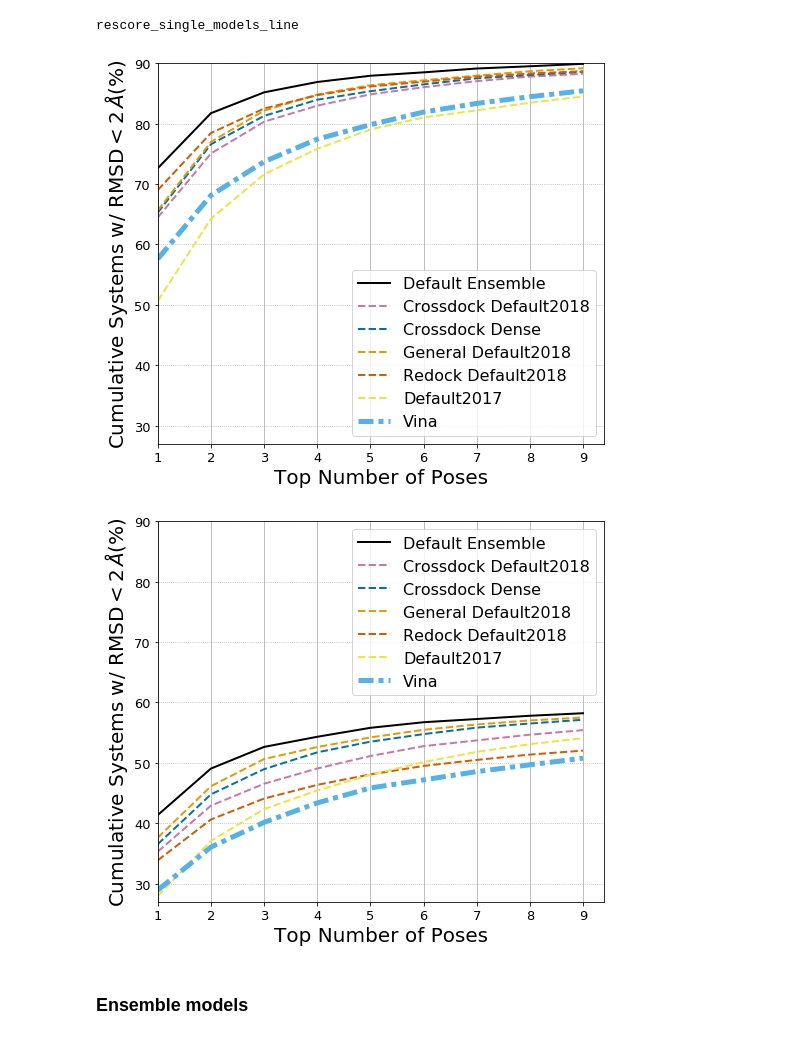
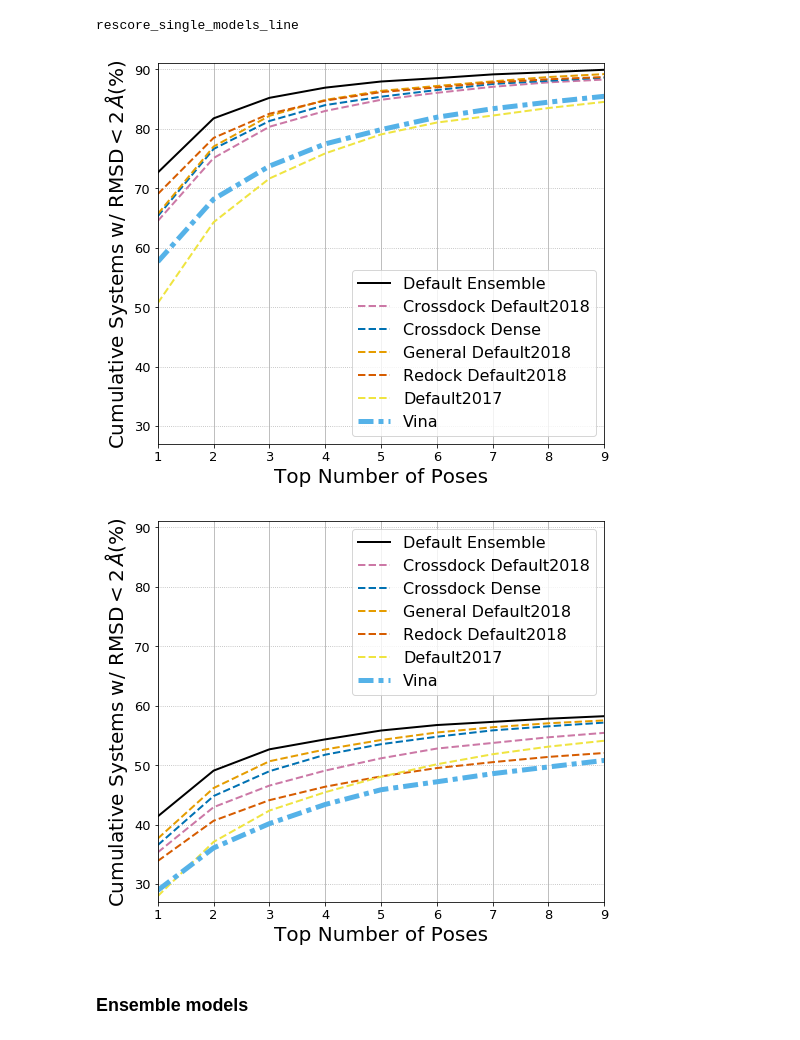
Before and after one commit to dkoes/GNINA-1.0, a Jupyter notebook: MakeFinalGraphs.ipynb, the cells around one changed output. Drawn from its saved outputs; the diff is of its cells as text; code cells hidden in the pictures.

```diff
--- a/MakeFinalGraphs.ipynb
+++ b/MakeFinalGraphs.ipynb
@@ -86,7 +86,7 @@ def get_linewidth(column_name):
 # %%
 xlab='Top Number of Poses'
 ylab =r'Cumulative Systems w/ RMSD$<2\,\AA$(%)'
-xlim=1
+xlim=(1,9)
 fontsize=20
 # %% [markdown]
 ### Compare Rescore to Refine
@@ -108,10 +108,10 @@ for big_df,data_type in [(plot_df_rd,'redocking'),(plot_df_cd,'crossdocking')]:
         lw = get_linewidth(col)
         c = color_dict[col.replace(' Ensemble','').replace(' Rescore','').replace(' Refine','')]
         p = plt.plot(rang, big_df[col], label=col,c=c,linestyle=ls,linewidth=lw)
-    ax.set_xlim(left=xlim)
+    ax.set_xlim(left=xlim[0],right=xlim[1])
     ax.xaxis.set_major_locator(MaxNLocator(integer=True))
     ax.tick_params(axis='both', which='major', labelsize=13)
-    ax.set_ybound(ylim[0], ylim[1])
+    ax.set_ybound(ylim[0], ylim[1]+1)
     ax.set_xlabel(xlab,fontsize=fontsize)
     ax.set_ylabel(ylab,fontsize=fontsize)
     plt.grid(axis='x')
@@ -141,28 +141,28 @@ rescore_single_models_line
 # %%
 for big_df,data_type in [(plot_df_rd,'redocking'),(plot_df_cd,'crossdocking')]:
     ax = plt.figure(figsize=[8,7]).gca()
     for col in big_df.columns:
         rang = list(range(1,big_df[col].fillna(0).astype(bool).sum()+1))
         ls = get_linestyle(col)
         lw = get_linewidth(col)
         c = color_dict[col.replace(' Ensemble','')]
         p = plt.plot(rang, big_df[col], label=col,c=c,linestyle=ls,linewidth=lw)
-    ax.set_xlim(left=xlim)
+    ax.set_xlim(left=xlim[0],right=xlim[1])
     ax.xaxis.set_major_locator(MaxNLocator(integer=True))
     ax.tick_params(axis='both', which='major', labelsize=13)
-    ax.set_ybound(ylim[0], ylim[1])
+    ax.set_ybound(ylim[0], ylim[1]+1)
     ax.set_xlabel(xlab,fontsize=fontsize)
     ax.set_ylabel(ylab,fontsize=fontsize)
     plt.grid(axis='x')
     plt.grid(axis='y',linestyle=':')
     #box = ax.get_position()
     #ax.set_position([box.x0, box.y0, box.width * 0.8, box.height])
     #lgd = ax.legend(loc='center left', bbox_to_anchor=(1, 0.5))
     lgd = ax.legend(fontsize=16)
     plt.savefig(f'/home/anm329/GNINA-1.0/figures/{data_type}/{figname}.pdf', dpi=300)
 # %% [output]
-[figure, old version]
+[figure, new version]
-[figure, old version]
+[figure, new version]
 # %%
 plot_df_rd.to_csv(f'/home/anm329/GNINA-1.0/data/redocking/{filename}')
 plot_df_cd.to_csv(f'/home/anm329/GNINA-1.0/data/crossdocking/{filename}')
```
Also changed, not shown: parts of 19 cells of this notebook, 48 other files.
